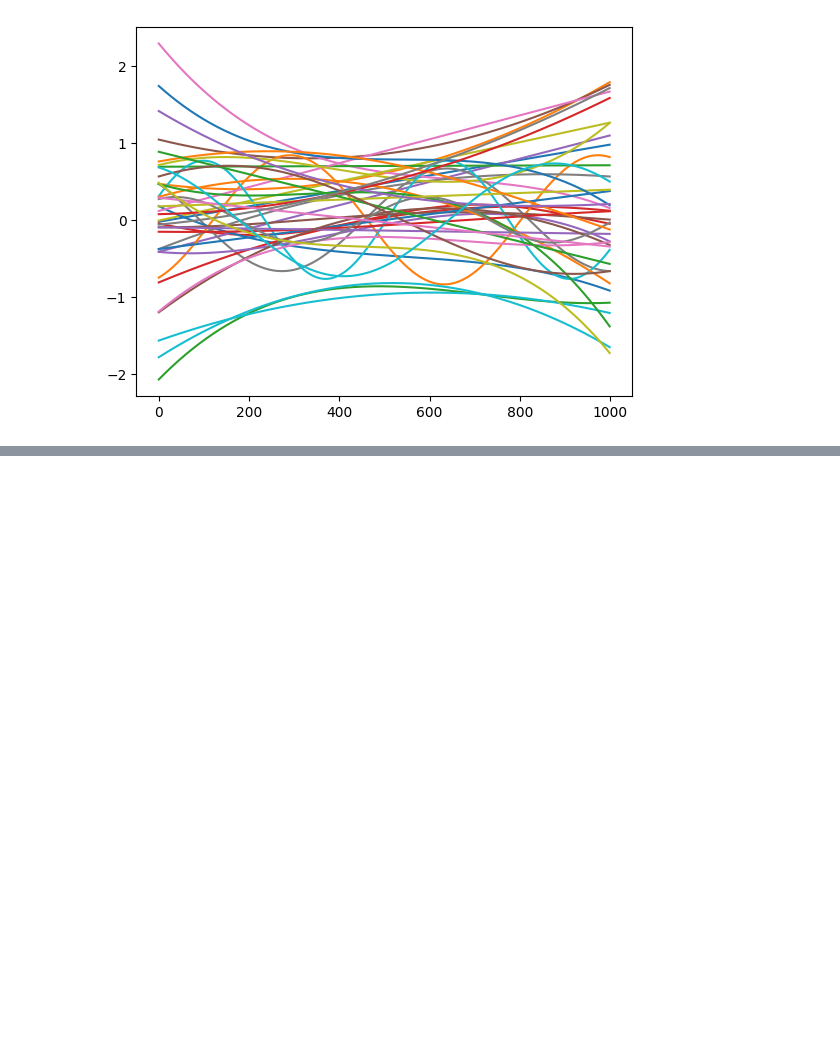
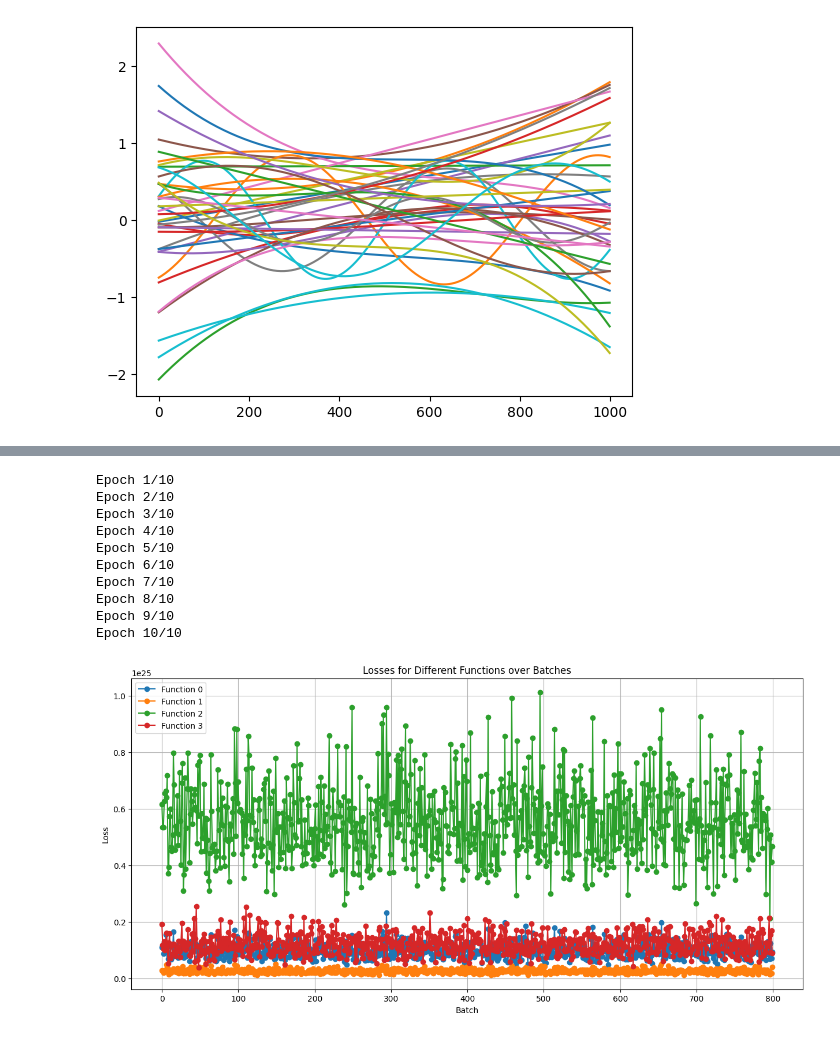
Before and after one commit to ctsai64/MultiFunc, a Jupyter notebook: multi_func_anotherTry.ipynb, the cells around one changed output, grey strips where cells are left out. Drawn from its saved outputs; the diff is of its cells as text; code cells hidden in the pictures; blank space fills up the shorter version.

```diff
--- a/multi_func_anotherTry.ipynb
+++ b/multi_func_anotherTry.ipynb
@@ -353,0 +380,46 @@ plt.legend();
+# %%
+model2 = Multi_Func(functions=[[linear_function, quadratic_function, cubic_function, sin_function], [2,3,4,3]], x_data=x_values, input_channels=1, device=device).to(device)
+loss_func = nn.MSELoss()
+optimizer = optim.Adam(model.parameters(), lr=0.001)
+scheduler = StepLR(optimizer, step_size=10, gamma=0.1)
+model2.train()
+function_losses = {i: [] for i in range(len(model.functions[0]))}
+
+for epoch in range(10):
+    for batch in all_data:
+
+        optimizer.zero_grad()
+        _, _, outputs, losses = model2(batch)
+
+        # Record losses for different functions
+        for i, loss in enumerate(losses):
+            function_losses[i].append(loss.item())
+
+        loss.backward()
+        optimizer.step()
+
+    print(f'Epoch {epoch+1}/{10}')
+
+# Plot the losses for each function
+plt.figure(figsize=(15, 7))
+for i in function_losses:
+    plt.plot(range(len(function_losses[i])), function_losses[i], marker='o', label=f'Function {i}')
+
+plt.title('Losses for Different Functions over Batches')
+plt.xlabel('Batch')
+plt.ylabel('Loss')
+plt.legend()
+plt.grid(True)
+plt.show()
+# %% [output]
+Epoch 1/10
+Epoch 2/10
+Epoch 3/10
+Epoch 4/10
+Epoch 5/10
+Epoch 6/10
+Epoch 7/10
+Epoch 8/10
+Epoch 9/10
+Epoch 10/10
+[figure, added]
```
Also changed, not shown: parts of 5 cells of this notebook.
